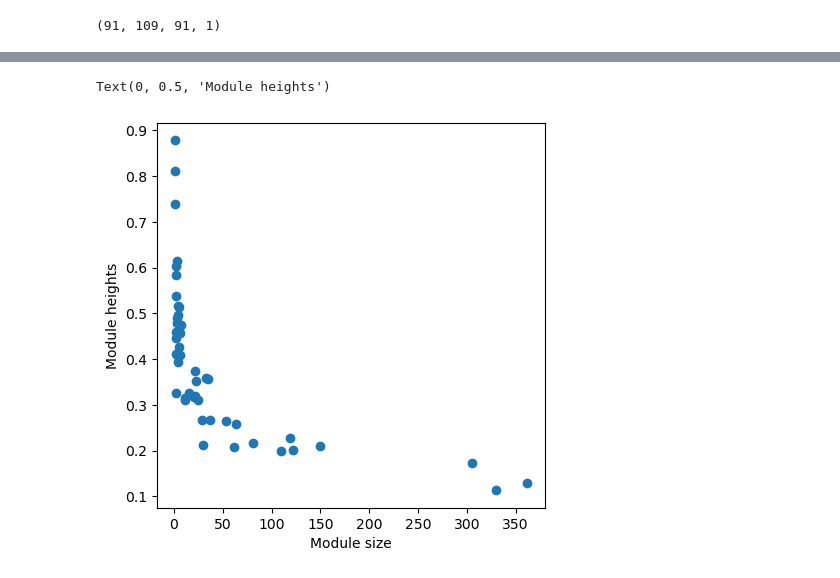
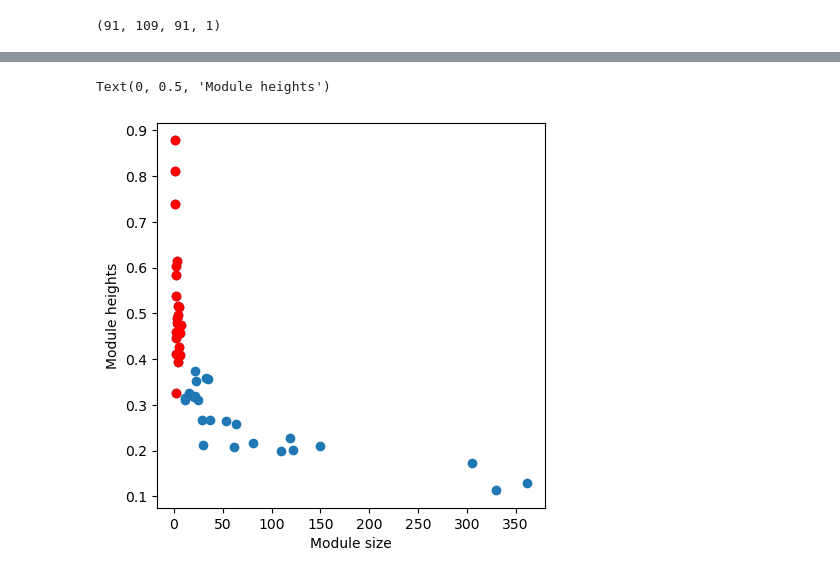
Before and after one commit to compneurobilbao/bha2, a Jupyter notebook: notebooks/05-tree-measures-for-optimal-parcellation.ipynb, the cells around one changed output, grey strips where cells are left out. Saved outputs shown, nothing was run; the diff lists cells and outputs as text; code cells hidden in the pictures.

```diff
--- a/notebooks/05-tree-measures-for-optimal-parcellation.ipynb
+++ b/notebooks/05-tree-measures-for-optimal-parcellation.ipynb
@@ -114,0 +216,6 @@ len(den_mod['leaves'])
+# %%
+cc = abs(((g * abs(fcm_bin)) + ((1 - g) * scm_bin)))
+strength_fullmat = cc.sum(axis=0, dtype=float)
+plt.scatter(strength_fullmat,roi_heights)
+plt.xlabel("ROI degree")
+plt.ylabel("ROI height")
@@ -206,31 +262,0 @@ for opt_level in [10, 25, 50, 75, 100, 125, 150]:
-# %%
-tree_min = 2
-tree_max = 200
-
-for g in np.arange(0.1, 1.1, 0.1):
-    opt_level=47
-    W = matrix_fusion(round(g,2), fcm_bin, scm_bin)
-    t_dict = tree_dictionary(tree_min, tree_max, W, tree_class = "full")
-    module_duration = []
-    module_size = []
-
-    for module_indices in range(1,opt_level+1):
-            module_rois = t_dict['lvl_' + str(opt_level) + '_mod_' + str(module_indices)]
-            module_presence_in_tree = []
-            for l in range(2,200):
-                            level, labels = level_from_tree(t_dict, l)
-                            for module in level:
-                                    if module == module_rois:
-                                            module_presence_in_tree.append(l)
-                                            break
-            if len(module_rois) > 1:
-                    module_duration.append(len(module_presence_in_tree))
-                    module_size.append(len(module_rois))
-            else:
-                    module_duration.append(2165) #sustituir el hardcodeo
-                    module_size.append(1)
-    plt.scatter(module_size, module_duration, alpha=0.3, label = "g = " + str(round(g,2)))
-    plt.ylim(0, 200)
-    plt.xlabel("Module size")
-    plt.ylabel("Module duration")
-    plt.legend()
@@ -239,16 +263,19 @@ for g in np.arange(0.1, 1.1, 0.1):
 # %%
+plt.rcParams['figure.figsize'] = [5, 5]
+
 module_heights = []
 module_size = []
 for module_indices in range(1,opt_level+1):
         module_rois = t_dict['lvl_' + str(opt_level) + '_mod_' + str(module_indices)]
         module_size.append(len(module_rois))
         heights_from_first_list = height_in_tree_sorted[np.where(np.in1d(leaves_first_list_sorted, module_rois))[0]]
         heights_from_second_list = height_in_tree_sorted[np.where(np.in1d(leaves_second_list_sorted, module_rois))[0]]
         module_heights.append(np.mean(np.hstack((heights_from_first_list, heights_from_second_list))))
 
 plt.scatter(module_size, module_heights)
+plt.scatter(np.array(module_size)[np.array(module_size)<=10], np.array(module_heights)[np.array(module_size)<=10], color='r')
 plt.xlabel("Module size")
 plt.ylabel("Module heights")
 # %% [output]
 Text(0, 0.5, 'Module heights')
-[figure, old version]
+[figure, new version]
```
Also changed, not shown: parts of 22 cells of this notebook, 7 other files.
